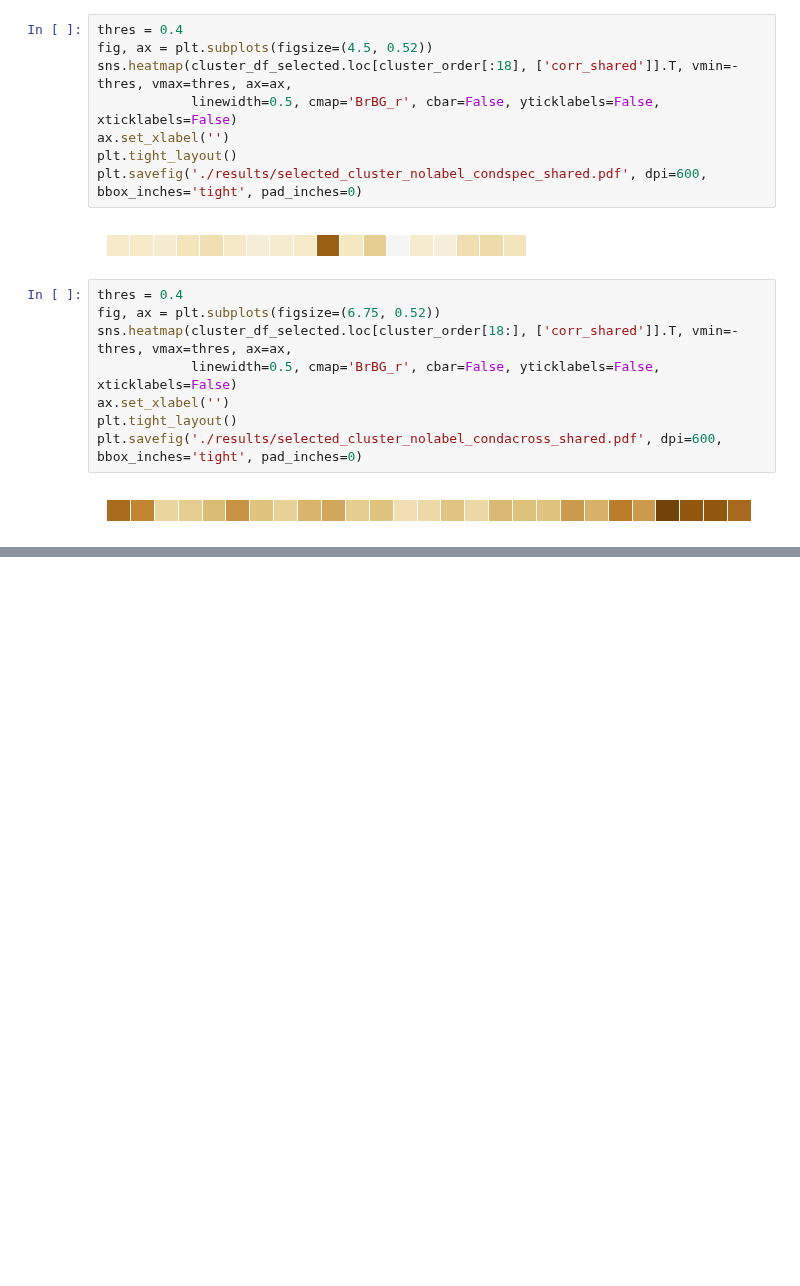
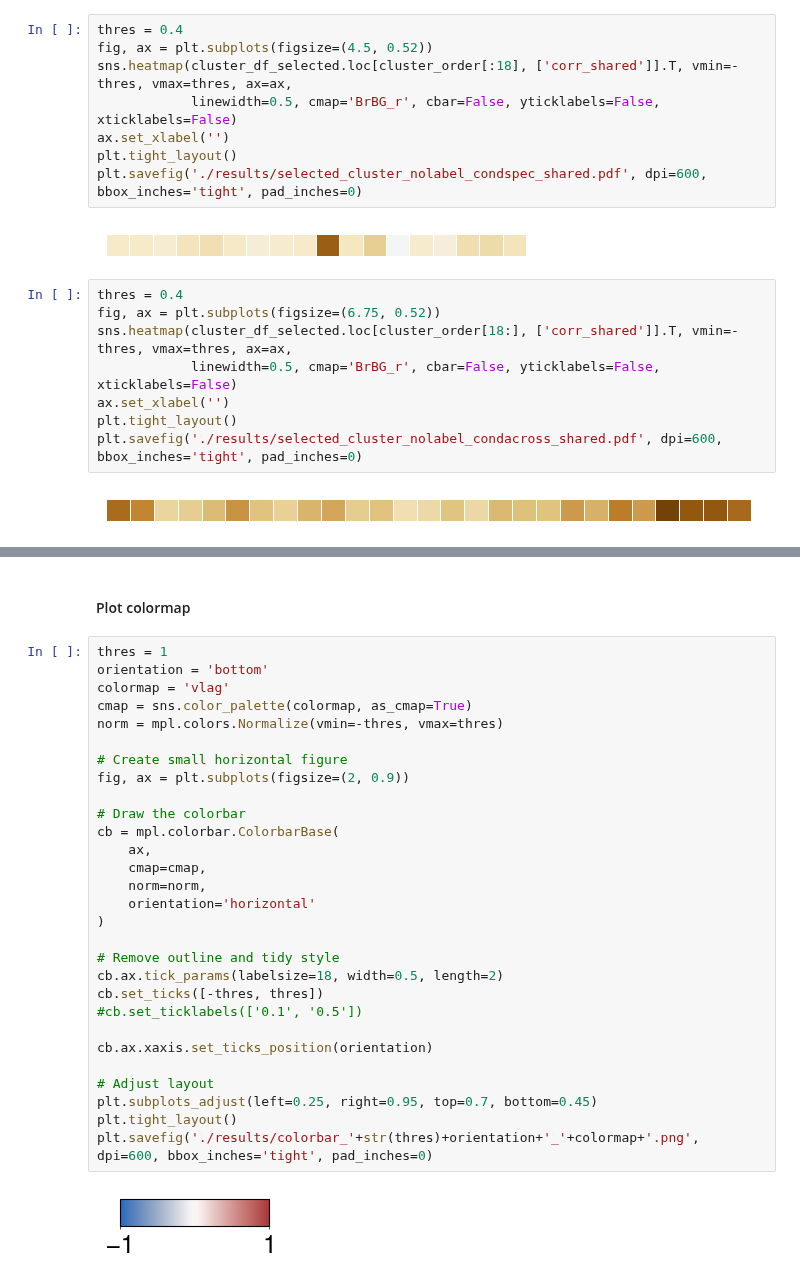
Before and after one commit to emdann/GWT_perturbseq_analysis_2025, a Jupyter notebook: src/6_functional_interaction/condition_specificity.ipynb, the cells around one changed output, grey strips where cells are left out. Saved outputs shown, nothing was run; the diff lists cells and outputs as text; blank space fills up the shorter version.

```diff
--- a/src/6_functional_interaction/condition_specificity.ipynb
+++ b/src/6_functional_interaction/condition_specificity.ipynb
@@ -256,0 +375,33 @@ plt.savefig('./results/selected_cluster_nolabel_condacross_shared.pdf', dpi=600,
+# %% [markdown]
+#### Plot colormap
+# %%
+thres = 1
+orientation = 'bottom'
+colormap = 'vlag'
+cmap = sns.color_palette(colormap, as_cmap=True)
+norm = mpl.colors.Normalize(vmin=-thres, vmax=thres)
+
+# Create small horizontal figure
+fig, ax = plt.subplots(figsize=(2, 0.9))
+
+# Draw the colorbar
+cb = mpl.colorbar.ColorbarBase(
+    ax,
+    cmap=cmap,
+    norm=norm,
+    orientation='horizontal'
+)
+
+# Remove outline and tidy style
+cb.ax.tick_params(labelsize=18, width=0.5, length=2)
+cb.set_ticks([-thres, thres])
+#cb.set_ticklabels(['0.1', '0.5'])
+
+cb.ax.xaxis.set_ticks_position(orientation)
+
+# Adjust layout
+plt.subplots_adjust(left=0.25, right=0.95, top=0.7, bottom=0.45)
+plt.tight_layout()
+plt.savefig('./results/colorbar_'+str(thres)+orientation+'_'+colormap+'.png', dpi=600, bbox_inches='tight', pad_inches=0)
+# %% [output]
+[figure, added]
```
Also changed, not shown: parts of 6 cells of this notebook.
